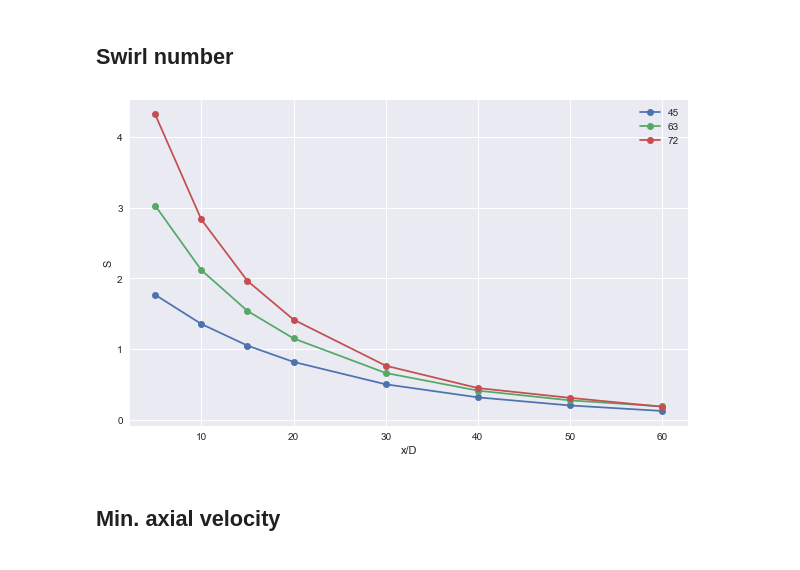
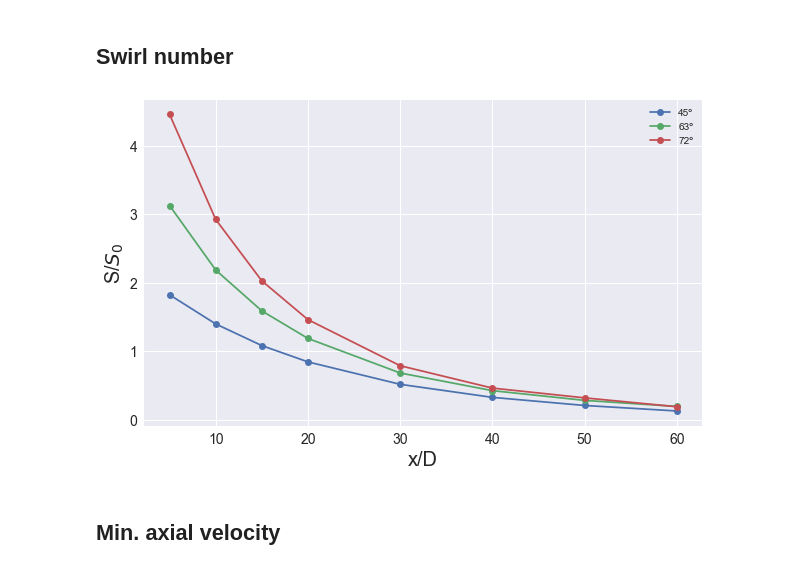
Before and after one commit to rodrigo-cabral-lab/mestrado, a Jupyter notebook: results_tail/analysis_results_swirling_flow_v2.ipynb, the cells around one changed output. Drawn from its saved outputs; the diff is of its cells as text; code cells hidden in the pictures.

```diff
--- a/results_tail/analysis_results_swirling_flow_v2.ipynb
+++ b/results_tail/analysis_results_swirling_flow_v2.ipynb
@@ -61,9 +63,12 @@ def plotS(df, distances, angle):
   x = distances
 
   #Gráfico Swirl Number
-  plt.plot(x, S_tot,marker='o', label=angle)
-  plt.xlabel("x/D")
-  plt.ylabel("S")
+  plt.plot(x, S_tot,marker='o', label=str(int(angle))+'º')
+
+  plt.rcParams['xtick.labelsize'] = 16
+  plt.rcParams['ytick.labelsize'] = 16
+  plt.xlabel("x/D", fontdict={'size': 20})
+  plt.ylabel("S/$S_{0}$", fontdict={'size': 20})
   plt.grid(True)
   plt.legend(loc="best")
   #plt.savefig('graficos/intensidade_giro.png')
@@ -71,12 +76,12 @@ def plotS(df, distances, angle):
 # %%
 distances = [5,10,15,20,30,40,50,60]
 R = 0.025
-Ub = 1
+Ub = 0.984712482
 plt.figure(figsize=(10, 6))
 for df, angle in zip(dfs, angles):
   plotS(df, distances, angle)
 # %% [output]
-[figure, old version]
+[figure, new version]
 # %% [markdown]
 ## Min. axial velocity
 # %%
```
Also changed, not shown: parts of 30 cells of this notebook, 18 other files.
